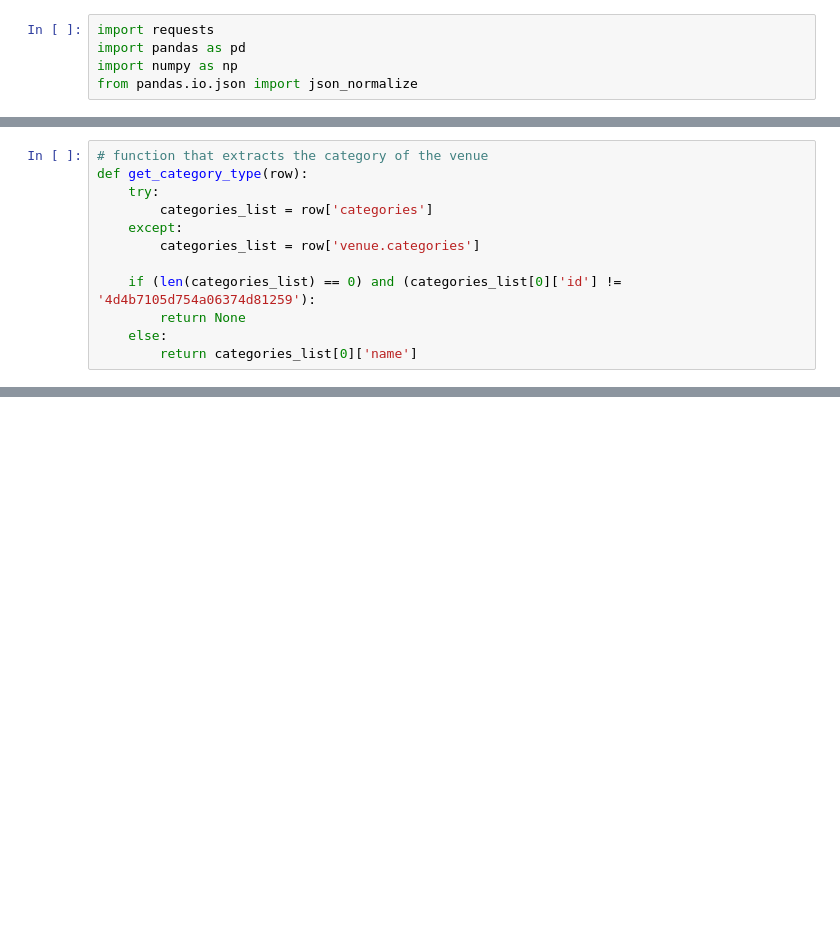
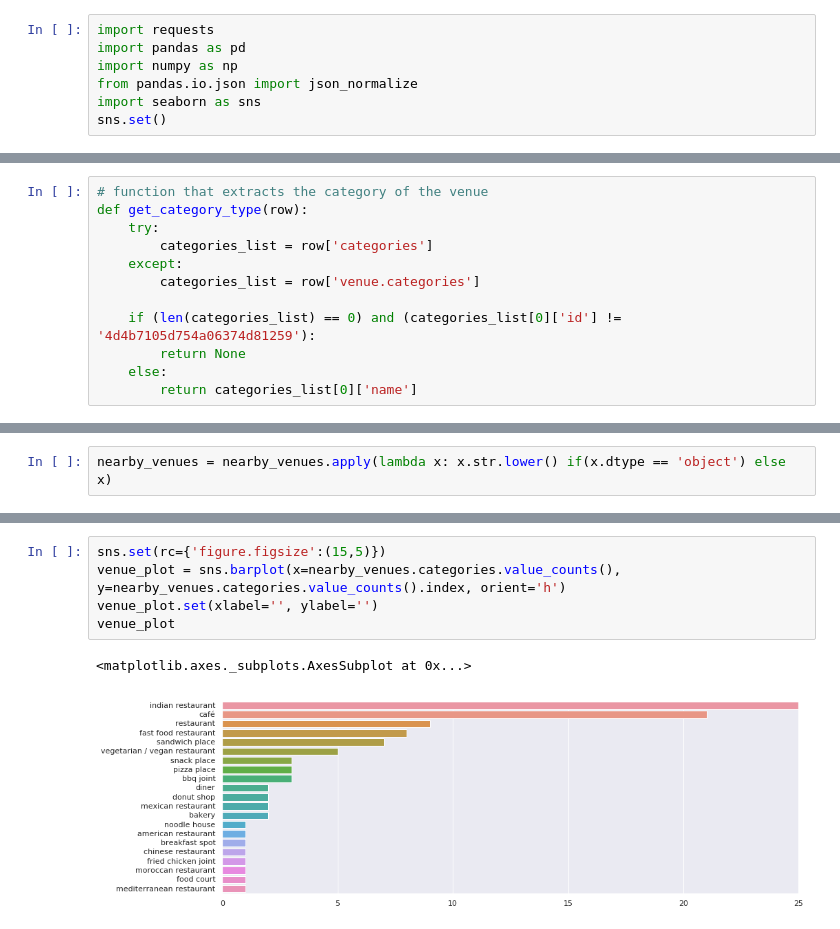
Before and after one commit to virendhanwani/Coursera_Capstone, a Jupyter notebook: Battle_of_hoods.ipynb, the cells around one changed output, grey strips where cells are left out. Saved outputs shown, nothing was run; the diff lists cells and outputs as text; blank space fills up the shorter version.

Commit message:
removed zomato dataset, plotting data obtained from fousquare API

```diff
--- a/Battle_of_hoods.ipynb
+++ b/Battle_of_hoods.ipynb
@@ -5,6 +5,8 @@ import requests
 import pandas as pd
 import numpy as np
 from pandas.io.json import json_normalize
+import seaborn as sns
+sns.set()
 # %%
 CLIENT_ID = '4EDTWLS3HUX5C4BFIANTNTGN1VGNCDJDNPC5HX3KU2MKM3SP' # your Foursquare ID
 CLIENT_SECRET = 'CN3MRIKHFLGVLQEJBLYRBEM0JBYQS1PCNEX0K4GAAEFQNZBN' # your Foursquare Secret
@@ -98,0 +70,2 @@ nearby_venues.shape
+# %%
+nearby_venues = nearby_venues.apply(lambda x: x.str.lower() if(x.dtype == 'object') else x)
@@ -98,0 +93,8 @@ nearby_venues.shape
+# %%
+sns.set(rc={'figure.figsize':(15,5)})
+venue_plot = sns.barplot(x=nearby_venues.categories.value_counts(), y=nearby_venues.categories.value_counts().index, orient='h')
+venue_plot.set(xlabel='', ylabel='')
+venue_plot
+# %% [output]
+<matplotlib.axes._subplots.AxesSubplot at 0x...>
+[figure, added]
```
Also changed, not shown: parts of 8 cells of this notebook.
